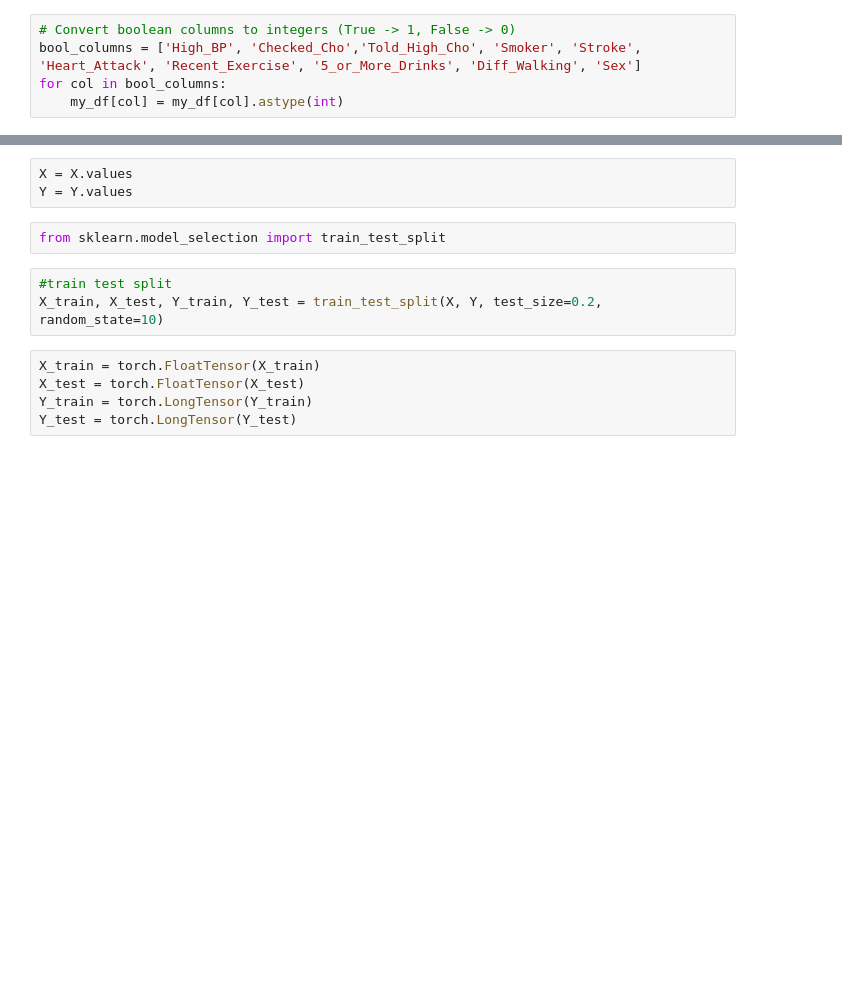
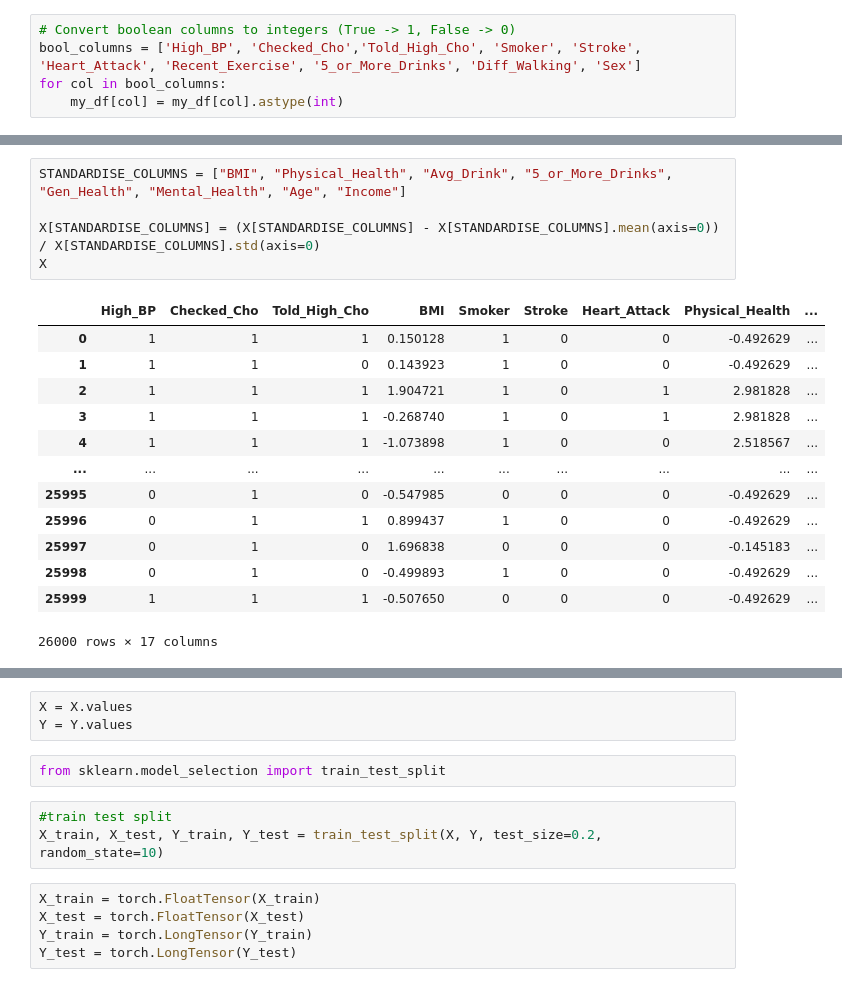
Before and after one commit to eddiephelanfortyfive/EPIC3, a Jupyter notebook: NeuralNetworks.ipynb, the cells around one changed output, grey strips where cells are left out. Cells and saved outputs as stored; diff of their text form; blank space fills up the shorter version.

```diff
--- a/NeuralNetworks.ipynb
+++ b/NeuralNetworks.ipynb
@@ -130 +73,20 @@ X #print
 26000 rows × 17 columns
+# %%
+STANDARDISE_COLUMNS = ["BMI", "Physical_Health", "Avg_Drink", "5_or_More_Drinks", "Gen_Health", "Mental_Health", "Age", "Income"]
+
+X[STANDARDISE_COLUMNS] = (X[STANDARDISE_COLUMNS] - X[STANDARDISE_COLUMNS].mean(axis=0)) / X[STANDARDISE_COLUMNS].std(axis=0)
+X
+# %% [output]
+|  | High_BP | Checked_Cho | Told_High_Cho | BMI | Smoker | Stroke | Heart_Attack | Physical_Health | ... |
+| 0 | 1 | 1 | 1 | 0.150128 | 1 | 0 | 0 | -0.492629 | ... |
+| 1 | 1 | 1 | 0 | 0.143923 | 1 | 0 | 0 | -0.492629 | ... |
+| 2 | 1 | 1 | 1 | 1.904721 | 1 | 0 | 1 | 2.981828 | ... |
+| 3 | 1 | 1 | 1 | -0.268740 | 1 | 0 | 1 | 2.981828 | ... |
+| 4 | 1 | 1 | 1 | -1.073898 | 1 | 0 | 0 | 2.518567 | ... |
+| ... | ... | ... | ... | ... | ... | ... | ... | ... | ... |
+| 25995 | 0 | 1 | 0 | -0.547985 | 0 | 0 | 0 | -0.492629 | ... |
+| 25996 | 0 | 1 | 1 | 0.899437 | 1 | 0 | 0 | -0.492629 | ... |
+| 25997 | 0 | 1 | 0 | 1.696838 | 0 | 0 | 0 | -0.145183 | ... |
+| 25998 | 0 | 1 | 0 | -0.499893 | 1 | 0 | 0 | -0.492629 | ... |
+| 25999 | 1 | 1 | 1 | -0.507650 | 0 | 0 | 0 | -0.492629 | ... |
+26000 rows × 17 columns
```
Also changed, not shown: parts of 20 cells of this notebook, 2 other files.
